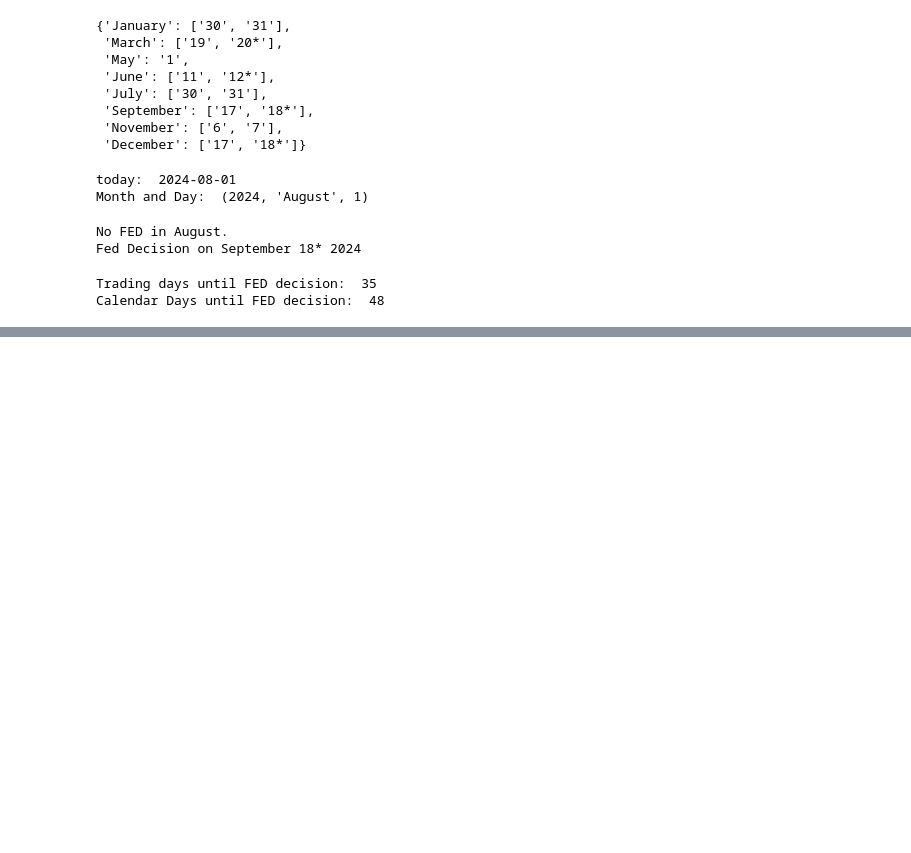
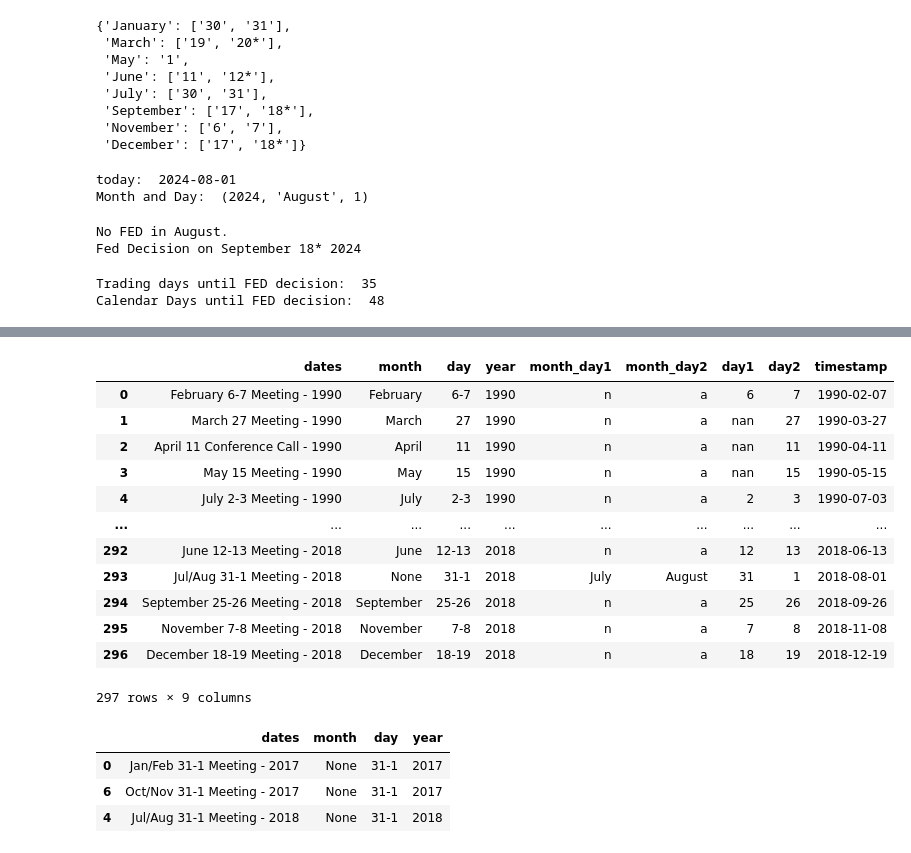
Before and after one commit to jessie-blue/ATS_Development, a Jupyter notebook: Strat_3/FRED_API.ipynb, the cells around one changed output, grey strips where cells are left out. Drawn from its saved outputs; the diff is of its cells as text; code cells hidden in the pictures; blank space fills up the shorter version.

```diff
--- a/Strat_3/FRED_API.ipynb
+++ b/Strat_3/FRED_API.ipynb
@@ -221,0 +413,14 @@ Calendar Days until FED decision:  48
+# %%
+import numpy as np
+
+df['month_day1'] = np.where(df['dates'].str.contains('/'), df['dates'].str.split(' '), 'nan')
+df['month_day1'] = df['month_day1'].apply(lambda x: x[0])
+df['month_day1'] = np.where(df['dates'].str.contains('/'), df['month_day1'].str.split('/'), 'nan')
+df['month_day1'] = df['month_day1'].apply(lambda x: x[0])
+
+
+df['month_day2'] = np.where(df['dates'].str.contains('/'), df['dates'].str.split(' '), 'nan')
+df['month_day2'] = df['month_day2'].apply(lambda x: x[0])
+df['month_day2'] = np.where(df['dates'].str.contains('/'), df['month_day2'].str.split('/'), 'nan')
+df['month_day2'] = df['month_day2'].apply(lambda x: x[1])
+df
@@ -221,0 +441,5 @@ Calendar Days until FED decision:  48
+# %%
+df['day1'] = df['day'].str.split('-').apply(lambda x: x[0] if len(x) > 1 else 'nan')
+df['day2'] = df['day'].str.split('-').apply(lambda x: x[1] if len(x)> 1 else x[0])
+
+df
@@ -221,0 +460,4 @@ Calendar Days until FED decision:  48
+# %%
+df['month_day1'] = df['month_day1'].apply(lambda x: complete_month(x) if len(x) > 1 else x)
+df['month_day2'] = df['month_day2'].apply(lambda x: complete_month(x) if len(x) > 1 else x)
+df
@@ -221,0 +478,18 @@ Calendar Days until FED decision:  48
+# %%
+timestamps = []
+
+
+for i, row in df.iterrows():
+
+    if '/' in row['dates']:
+        timestamp = datetime.date(int(row['year']), month_str_to_num(row['month_day2']), int(row['day2']))
+        timestamps.append(timestamp)
+
+    else:
+        timestamp = datetime.date(int(row['year']), month_str_to_num(row['month']), int(row['day2']))
+        timestamps.append(timestamp)
+
+
+
+
+timestamps
@@ -221,0 +514,27 @@ Calendar Days until FED decision:  48
+# %%
+df['timestamp'] = timestamps
+
+df
+# %% [output]
+|  | dates | month | day | year | month_day1 | month_day2 | day1 | day2 | timestamp |
+| 0 | February 6-7 Meeting - 1990 | February | 6-7 | 1990 | n | a | 6 | 7 | 1990-02-07 |
+| 1 | March 27 Meeting - 1990 | March | 27 | 1990 | n | a | nan | 27 | 1990-03-27 |
+| 2 | April 11 Conference Call - 1990 | April | 11 | 1990 | n | a | nan | 11 | 1990-04-11 |
+| 3 | May 15 Meeting - 1990 | May | 15 | 1990 | n | a | nan | 15 | 1990-05-15 |
+| 4 | July 2-3 Meeting - 1990 | July | 2-3 | 1990 | n | a | 2 | 3 | 1990-07-03 |
+| ... | ... | ... | ... | ... | ... | ... | ... | ... | ... |
+| 292 | June 12-13 Meeting - 2018 | June | 12-13 | 2018 | n | a | 12 | 13 | 2018-06-13 |
+| 293 | Jul/Aug 31-1 Meeting - 2018 | None | 31-1 | 2018 | July | August | 31 | 1 | 2018-08-01 |
+| 294 | September 25-26 Meeting - 2018 | September | 25-26 | 2018 | n | a | 25 | 26 | 2018-09-26 |
+| 295 | November 7-8 Meeting - 2018 | November | 7-8 | 2018 | n | a | 7 | 8 | 2018-11-08 |
+| 296 | December 18-19 Meeting - 2018 | December | 18-19 | 2018 | n | a | 18 | 19 | 2018-12-19 |
+297 rows × 9 columns
+# %%
+#df.to_csv('fed_dates_raw.csv', index = False)
+df1= df[df['month'] == 'None']
+df1
+# %% [output]
+|  | dates | month | day | year |
+| 0 | Jan/Feb 31-1 Meeting - 2017 | None | 31-1 | 2017 |
+| 6 | Oct/Nov 31-1 Meeting - 2017 | None | 31-1 | 2017 |
+| 4 | Jul/Aug 31-1 Meeting - 2018 | None | 31-1 | 2018 |
```
Also changed, not shown: parts of 18 cells of this notebook, 5 other files.
